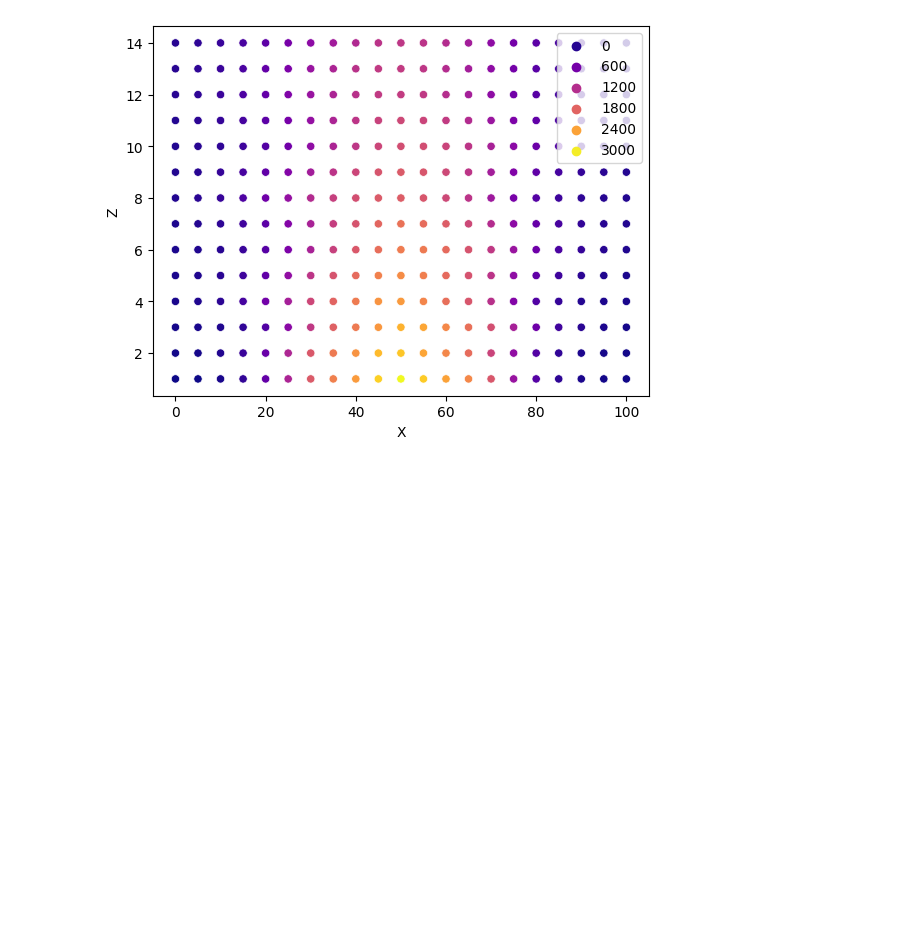
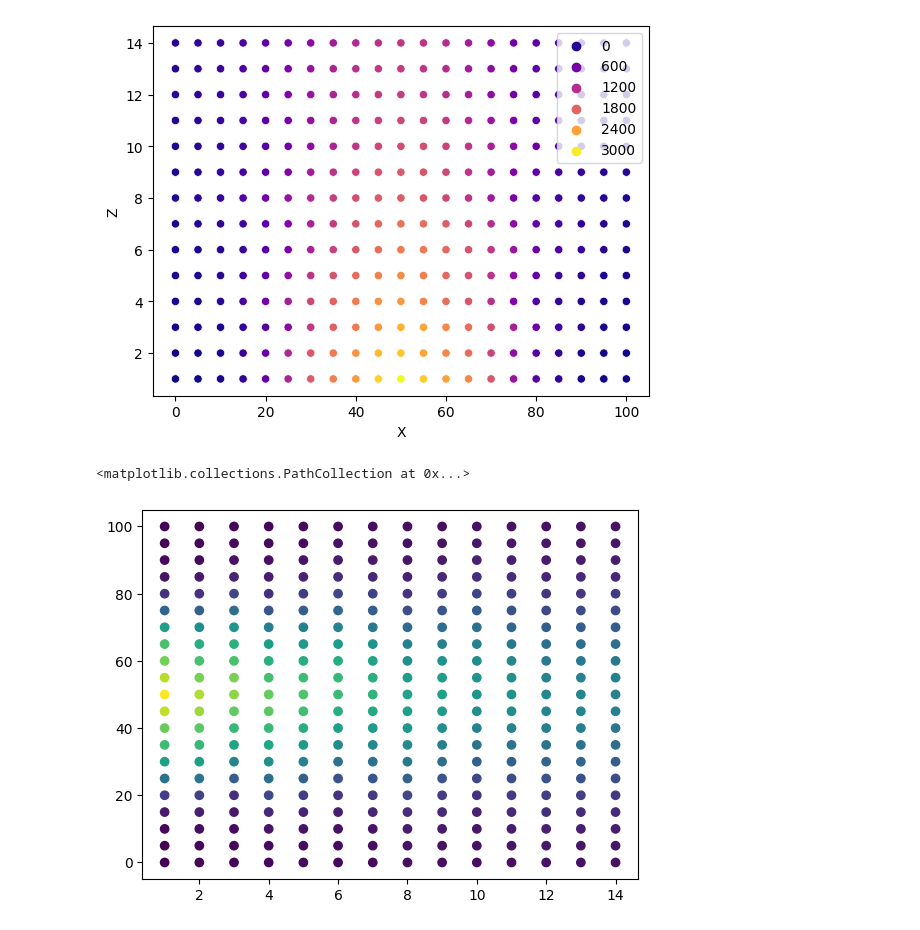
Before and after one commit to arteys/PhD-scripts, a Jupyter notebook: Magnetic_field_data_processing.ipynb, the cells around one changed output. Saved outputs shown, nothing was run; the diff lists cells and outputs as text; code cells hidden in the pictures; blank space fills up the shorter version.

```diff
--- a/Magnetic_field_data_processing.ipynb
+++ b/Magnetic_field_data_processing.ipynb
@@ -45,7 +45,10 @@ ax.scatter(xs = fields_np[:,1],ys =fields_np[:,2],zs = fields_np[:,3], c=fields_
 <mpl_toolkits.mplot3d.art3d.Path3DCollection at 0x...>
 [figure]
 # %%
-fields_res = fields_df[fields_df['B']>1]
+fields_res = fields_df[fields_df['B']>50]
 fields_flat = fields_df[fields_df['Y']==50]
-print(fields_flat)
+fields_flat_np = fields_flat.to_numpy()
+
+
+fields_flat_square = np.reshape(fields_flat_np[:,0],(21,14))
 # %% [output]
@@ -107,3 +113,13 @@ plt.legend(loc='upper right')
 # %% [output]
 <matplotlib.legend.Legend at 0x...>
 [figure]
+# %%
+fig, ax = plt.subplots()
+x = fields_flat_np[:,3]
+y = fields_flat_np[:,1]
+z = fields_flat_np[:,0]
+# ax.pcolormesh([x,y,z])
+ax.scatter(x,y,c=z)
+# %% [output]
+<matplotlib.collections.PathCollection at 0x...>
+[figure, added]
```
Also changed, not shown: parts of 4 cells of this notebook.
